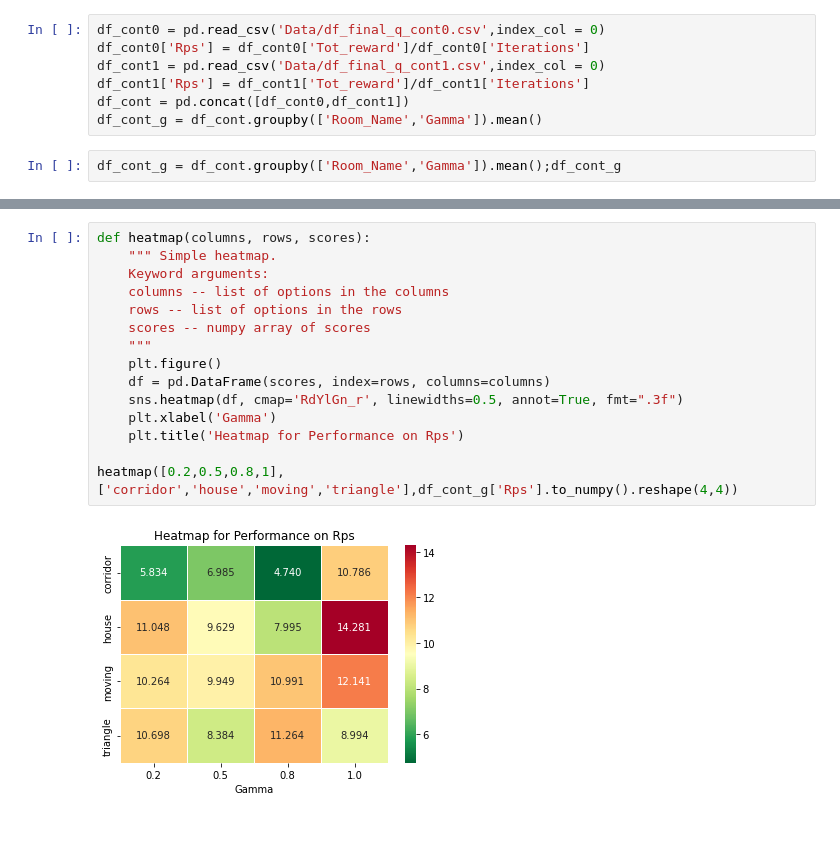
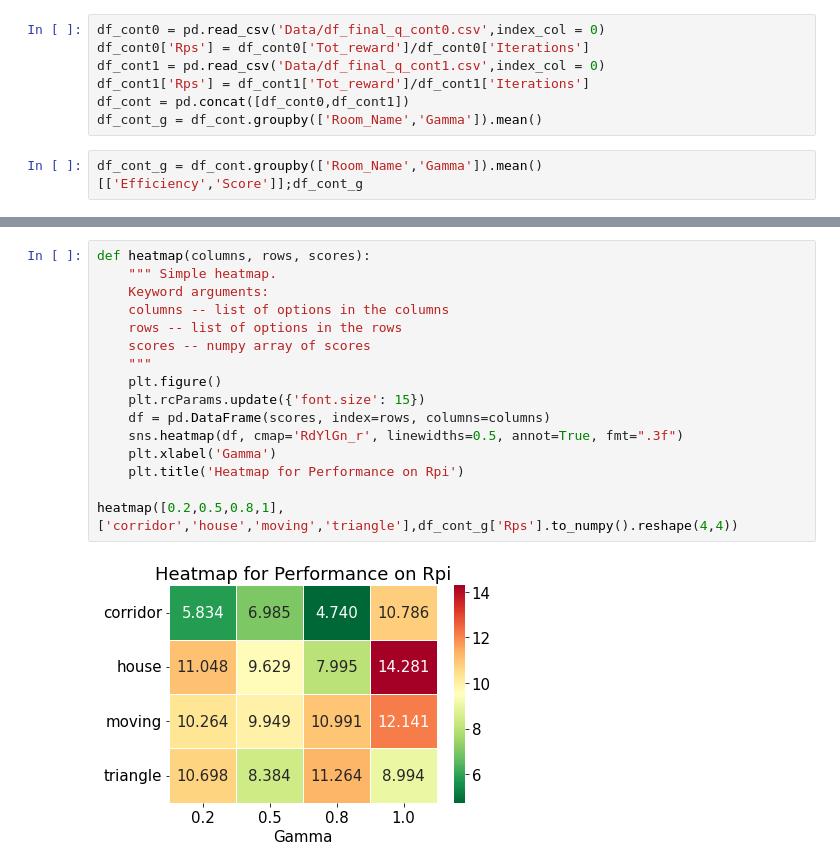
Before and after one commit to nkolln/Data-Intelligence-Challenge-15, a Jupyter notebook: Continuous-Simulations/test.ipynb, the cells around one changed output, grey strips where cells are left out. Saved outputs shown, nothing was run; the diff lists cells and outputs as text; blank space fills up the shorter version.

```diff
--- a/Continuous-Simulations/test.ipynb
+++ b/Continuous-Simulations/test.ipynb
@@ -25,5 +27,5 @@ df_cont1['Rps'] = df_cont1['Tot_reward']/df_cont1['Iterations']
 df_cont = pd.concat([df_cont0,df_cont1])
 df_cont_g = df_cont.groupby(['Room_Name','Gamma']).mean()
 # %%
-df_cont_g = df_cont.groupby(['Room_Name','Gamma']).mean();df_cont_g
+df_cont_g = df_cont.groupby(['Room_Name','Gamma']).mean()[['Efficiency','Score']];df_cont_g
 # %% [output]
@@ -79,17 +73,18 @@ ax.set_xticklabels(['Corridor','House','Moving','Triangle'])
 # %%
 def heatmap(columns, rows, scores):
     """ Simple heatmap.
     Keyword arguments:
     columns -- list of options in the columns
     rows -- list of options in the rows
     scores -- numpy array of scores
     """
     plt.figure()
+    plt.rcParams.update({'font.size': 15})
     df = pd.DataFrame(scores, index=rows, columns=columns)
     sns.heatmap(df, cmap='RdYlGn_r', linewidths=0.5, annot=True, fmt=".3f")
     plt.xlabel('Gamma')
-    plt.title('Heatmap for Performance on Rps')
+    plt.title('Heatmap for Performance on Rpi')
 
 heatmap([0.2,0.5,0.8,1],['corridor','house','moving','triangle'],df_cont_g['Rps'].to_numpy().reshape(4,4))
 # %% [output]
-[figure, old version]
+[figure, new version]
```
Also changed, not shown: parts of 7 cells of this notebook, 15 other files.
